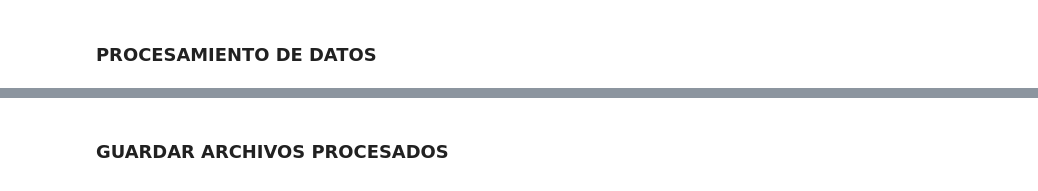
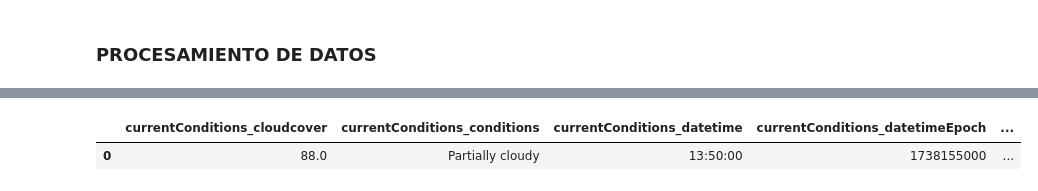
Before and after one commit to Facu6/Automatizaci-n_Datos_Clima, a Jupyter notebook: 2-Procesamiento.ipynb, the cells around one changed output, grey strips where cells are left out. Cells and saved outputs as stored; diff of their text form; code cells hidden in the pictures.

Commit message:
Se actualizan archivos

```diff
--- a/2-Procesamiento.ipynb
+++ b/2-Procesamiento.ipynb
@@ -280,2 +345,0 @@ for key, df in dfDesanidadoStruct_Current_Station_1.items():
-# %% [markdown]
-### GUARDAR ARCHIVOS PROCESADOS
@@ -289,6 +346,8 @@ dfSP_currentConditions = dfSP_currentConditions.drop('currentConditions_stations
-# %%
-# El Df de Spark se convierte en DF de Pandas
-dfPandas_currentConditions = dfSP_currentConditions.toPandas()
-
-# Se guarda el DF de Pandas en un archivo CSV
-dfPandas_currentConditions.to_csv('Datos/Datos_Procesados/CurrentConditions.csv')
+# %%
+import pandas as pd
+pd.set_option('display.max_columns', None)  # Muestra todas las columnas
+
+dfPandas_currentConditions.head()
+# %% [output]
+|  | currentConditions_cloudcover | currentConditions_conditions | currentConditions_datetime | currentConditions_datetimeEpoch | ... |
+| 0 | 88.0 | Partially cloudy | 13:50:00 | 1738155000 | ... |
```
Also changed, not shown: parts of 18 cells of this notebook, 3 other files.
